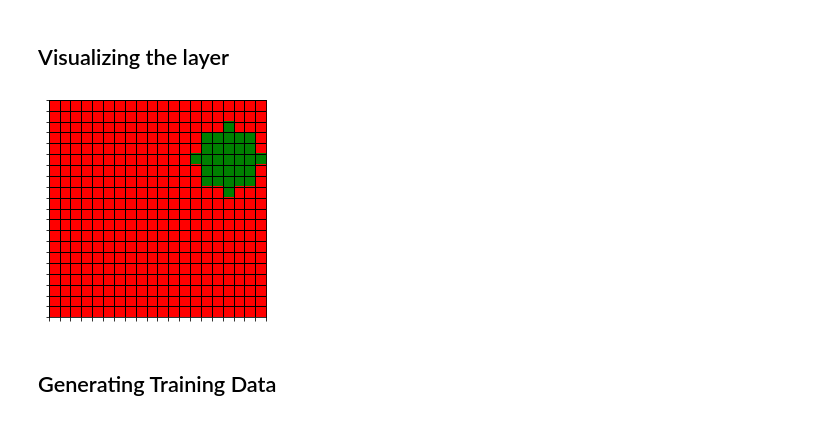
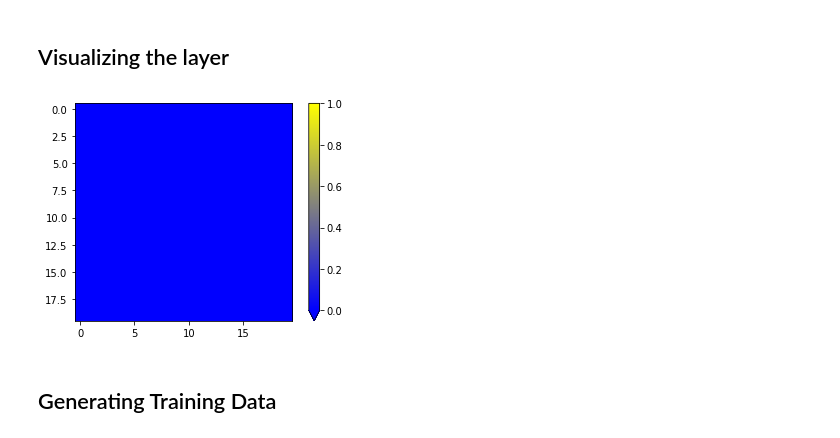
Before and after one commit to MugPand/Perceptron, a Jupyter notebook: perceptron.ipynb, the cells around one changed output. Cells and saved outputs as stored; diff of their text form; code cells hidden in the pictures.

```diff
--- a/perceptron.ipynb
+++ b/perceptron.ipynb
@@ -7,35 +7,47 @@ Inspired by https://www.youtube.com/watch?v=GVsUOuSjvcg and https://en.wikipedia
 # %%
 HEIGHT, WIDTH = 20, 20
 weights = [[0] * WIDTH for x in range(HEIGHT)]
-layer = [[0] * WIDTH for x in range(HEIGHT)]
-BIAS = 20
+input = [[0] * WIDTH for x in range(HEIGHT)]
+BIAS = 10
+ITERATIONS = 200
+EPOCHS = 2000
 # %% [markdown]
 ## Visualizing the layer
 # %%
 import matplotlib.pyplot as plt
 from matplotlib import colors
 import numpy as np
-
+from matplotlib.colors import LinearSegmentedColormap
 
 
 def visualize(layer):
-    cmap = colors.ListedColormap(['red', 'green'])
-    bounds = [0, 0.5, 1]
-    norm = colors.BoundaryNorm(bounds, cmap.N)
+    # cmap = colors.ListedColormap(['red', 'green'])
+    # bounds = [0, 0.5, 1]
+    # norm = colors.BoundaryNorm(bounds, cmap.N)
+
+    # fig, ax = plt.subplots()
+    # ax.imshow(layer, cmap=cmap, norm=norm)
+
+    # # draw gridlines
+    # ax.grid(linestyle='-', color='k', linewidth=1)
+    # ax.set_xticks(np.arange(-0.5, 20, 1))
+    # ax.set_yticks(np.arange(-0.5, 20, 1))
+
+    # ax.set_yticklabels([])
+    # ax.set_xticklabels([])
+
+    # plt.show()
+
+    nodes = [0, 1.0]
+    colors = ["blue", "yellow"]
+    cmap = LinearSegmentedColormap.from_list("", list(zip(nodes, colors)))
 
     fig, ax = plt.subplots()
-    ax.imshow(layer, cmap=cmap, norm=norm)
-
-    # draw gridlines
-    ax.grid(linestyle='-', color='k', linewidth=1)
-    ax.set_xticks(np.arange(-0.5, 20, 1))
-    ax.set_yticks(np.arange(-0.5, 20, 1))
-
-    ax.set_yticklabels([])
-    ax.set_xticklabels([])
-
+    im = ax.imshow(layer, cmap=cmap, vmin=0, vmax=1)
+    fig.colorbar(im, extend="min")
     plt.show()
 
-visualize(layer)
+
+visualize(input)
 # %% [output]
-[figure, old version]
+[figure, new version]
```
Also changed, not shown: parts of 11 cells of this notebook, 1 other file.
